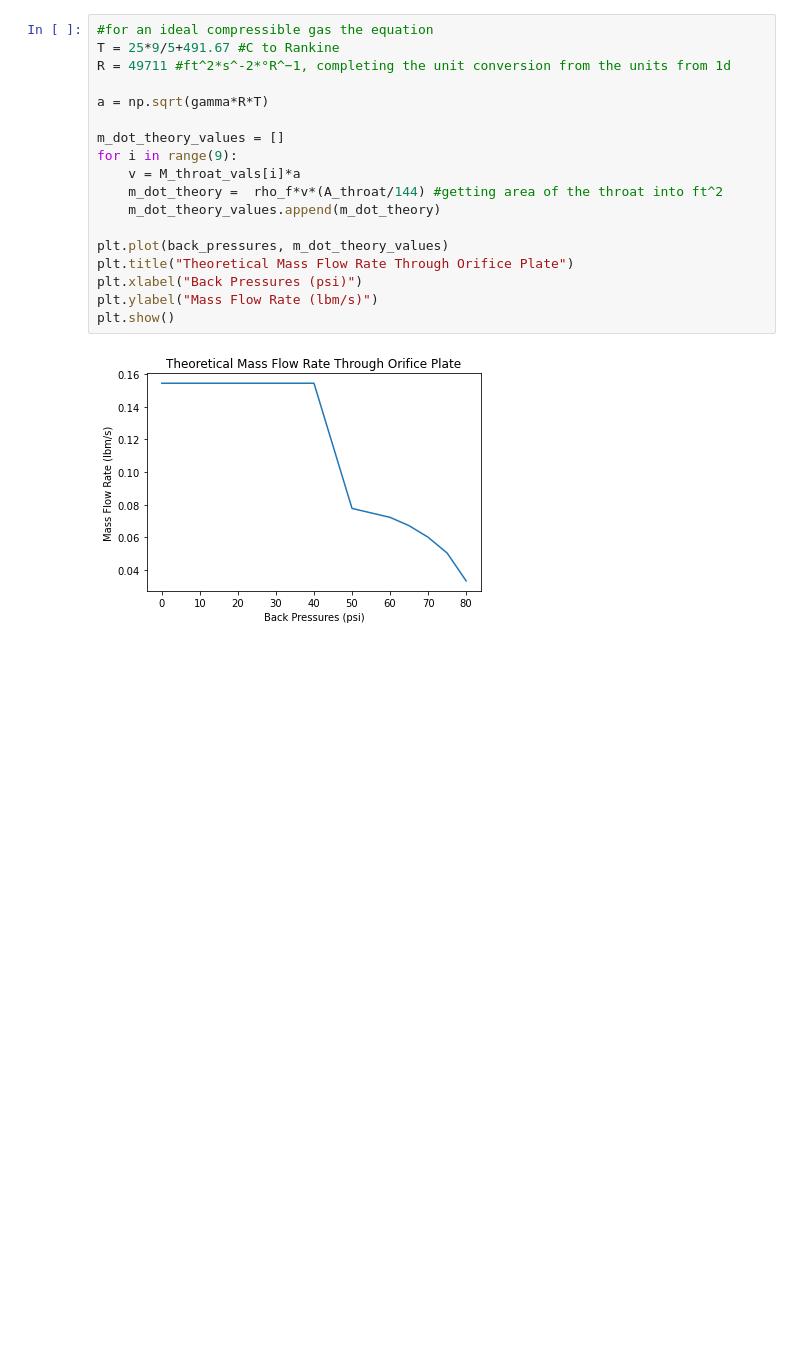
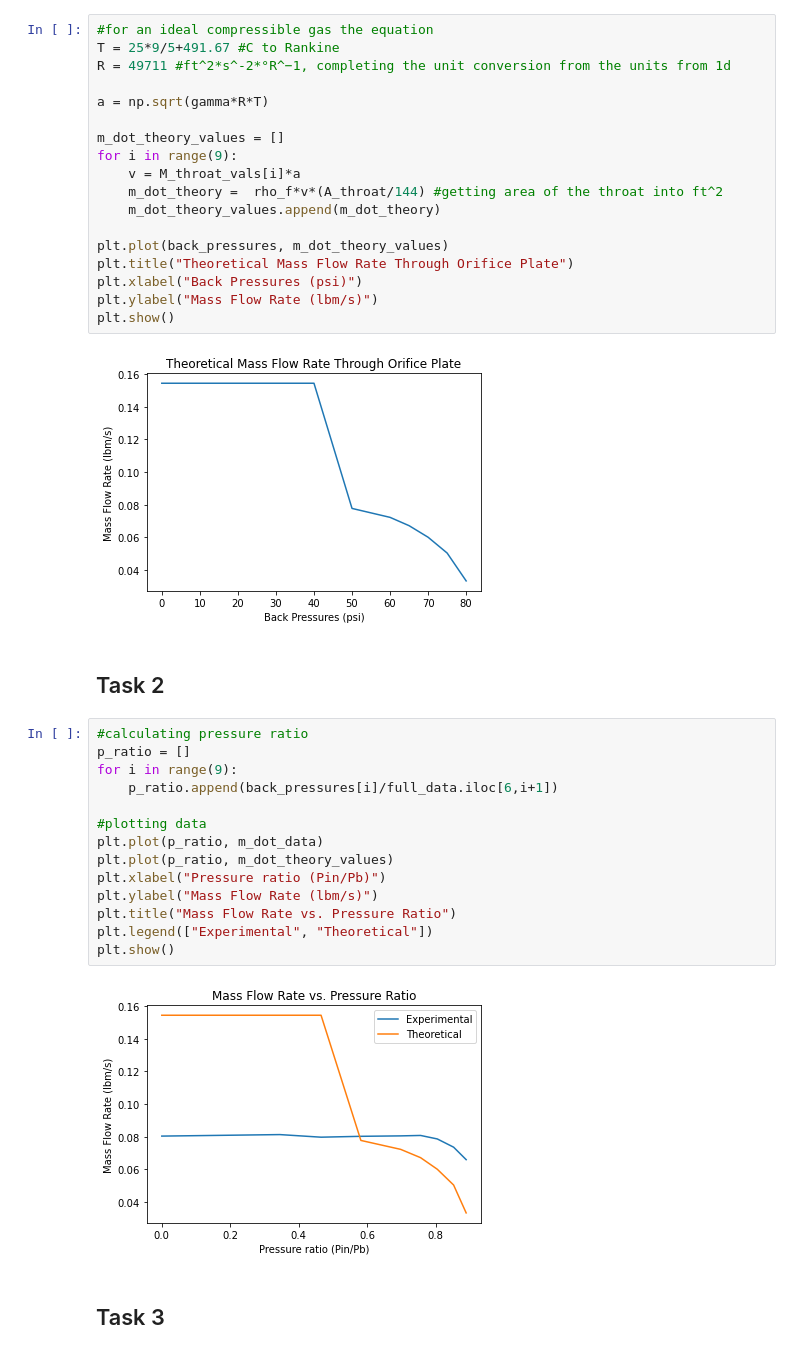
Before and after one commit to HarrisonStoelting/AeroLab, a Jupyter notebook: Lab2/Lab2_Calc.ipynb, the cells around one changed output. Cells and saved outputs as stored; diff of their text form; blank space fills up the shorter version.

```diff
--- a/Lab2/Lab2_Calc.ipynb
+++ b/Lab2/Lab2_Calc.ipynb
@@ -271,3 +271,23 @@ plt.ylabel("Mass Flow Rate (lbm/s)")
 plt.show()
 # %% [output]
 [figure]
+# %% [markdown]
+## Task 2
+# %%
+#calculating pressure ratio
+p_ratio = []
+for i in range(9):
+    p_ratio.append(back_pressures[i]/full_data.iloc[6,i+1])
+
+#plotting data
+plt.plot(p_ratio, m_dot_data)
+plt.plot(p_ratio, m_dot_theory_values)
+plt.xlabel("Pressure ratio (Pin/Pb)")
+plt.ylabel("Mass Flow Rate (lbm/s)")
+plt.title("Mass Flow Rate vs. Pressure Ratio")
+plt.legend(["Experimental", "Theoretical"])
+plt.show()
+# %% [output]
+[figure, added]
+# %% [markdown]
+## Task 3
```
